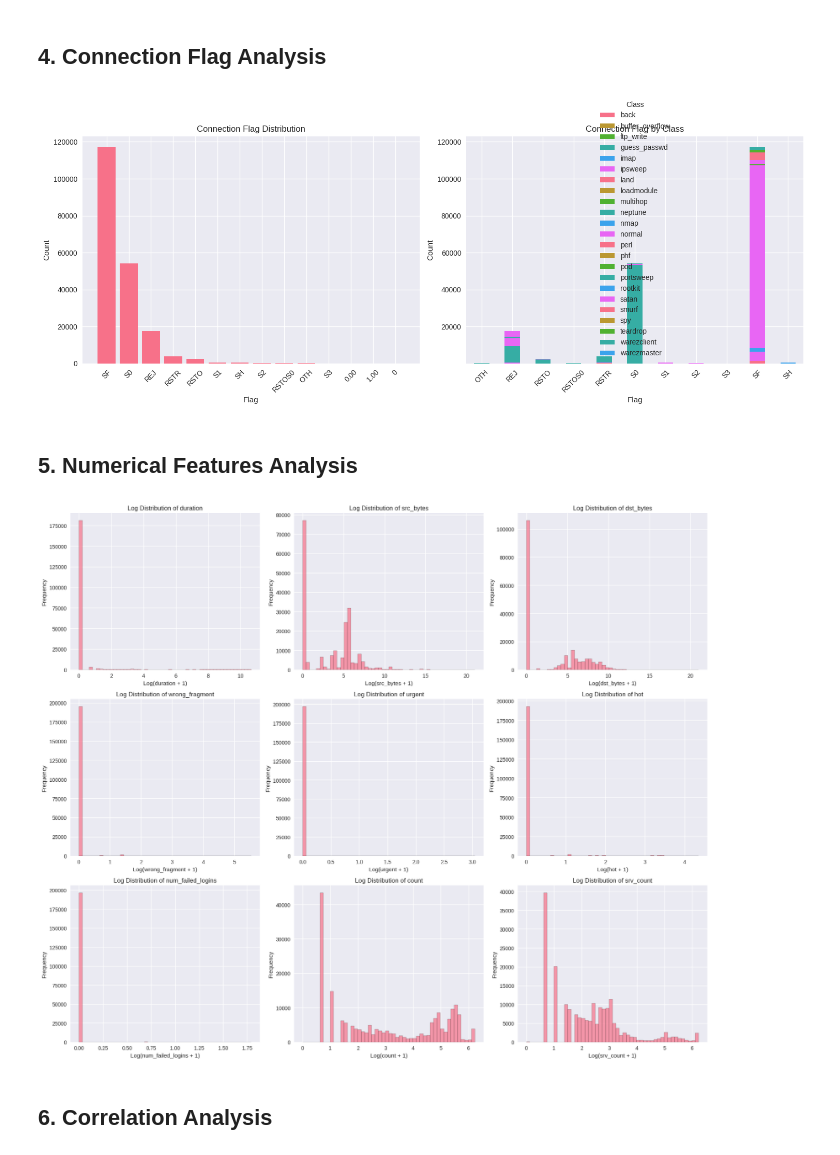
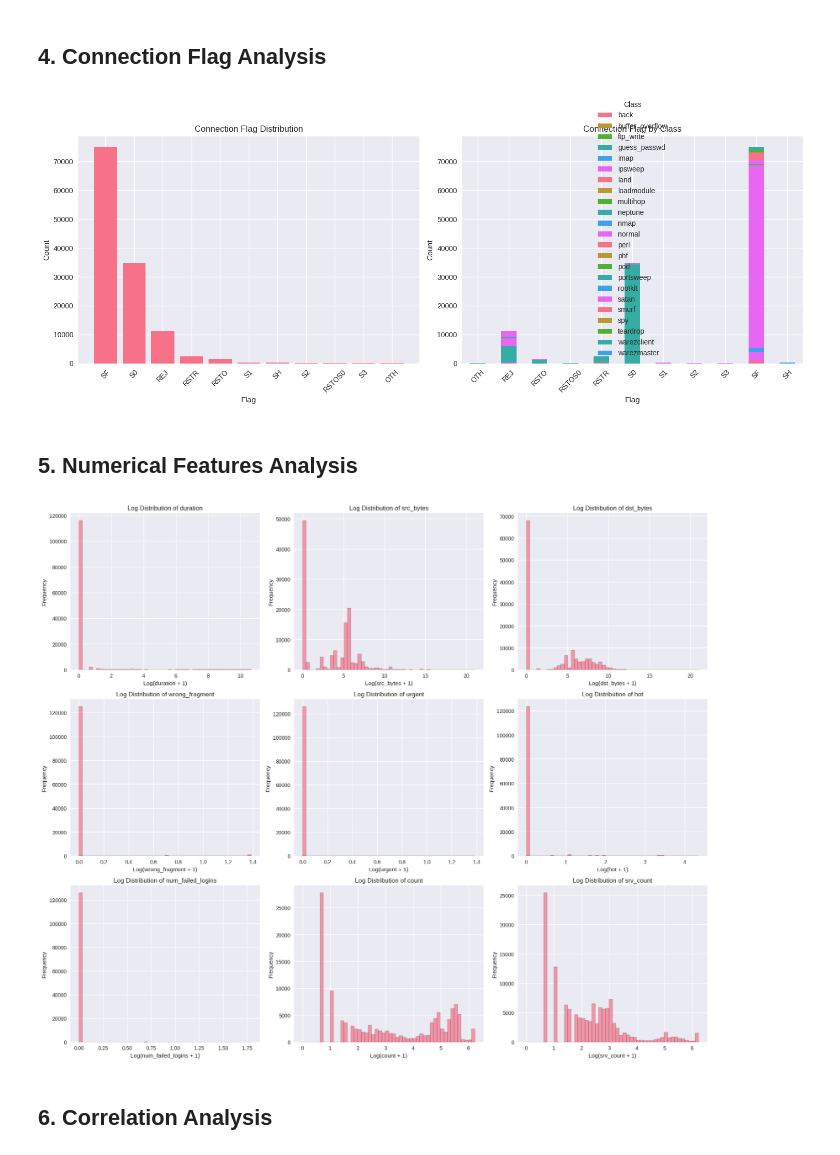
Before and after one commit to Navjotkaur-243/CMP7239, a Jupyter notebook: nsl_kdd_analysis.ipynb, the cells around one changed output. Saved outputs shown, nothing was run; the diff lists cells and outputs as text; code cells hidden in the pictures.

```diff
--- a/nsl_kdd_analysis.ipynb
+++ b/nsl_kdd_analysis.ipynb
@@ -36,8 +36,8 @@ column_names = [
 ]
 # %%
 # Load the training dataset
-train_data = pd.read_csv('KDDTrain+.txt', names=column_names, header=None, sep=',', on_bad_lines='skip')
-test_data = pd.read_csv('KDDTest+.txt', names=column_names, header=None, sep=',', on_bad_lines='skip')
+train_data = pd.read_csv('/content/KDDTrain+.txt', names=column_names, header=None)
+test_data = pd.read_csv('/content/KDDTest+.txt', names=column_names, header=None)
 
 print(f"Training data shape: {train_data.shape}")
 print(f"Test data shape: {test_data.shape}")
@@ -217,35 +217,31 @@ axes[1].tick_params(axis='x', rotation=45)
 plt.tight_layout()
 plt.show()
 # %% [output]
-[figure, old version]
+[figure, new version]
 # %% [markdown]
 ## 5. Numerical Features Analysis
 # %%
 # Select numerical features for analysis
 numerical_features = ['duration', 'src_bytes', 'dst_bytes', 'wrong_fragment', 'urgent',
                      'hot', 'num_failed_logins', 'count', 'srv_count', 'serror_rate',
                      'srv_serror_rate', 'rerror_rate', 'srv_rerror_rate']
-
-# Convert relevant columns to numeric, coercing errors
-for feature in numerical_features:
-    train_data[feature] = pd.to_numeric(train_data[feature], errors='coerce')
 
 # Distribution of key numerical features
 fig, axes = plt.subplots(3, 3, figsize=(18, 15))
 axes = axes.ravel()
 
 for i, feature in enumerate(numerical_features[:9]):
     # Log transform for better visualization (add 1 to avoid log(0))
     data_to_plot = np.log1p(train_data[feature])
-    axes[i].hist(data_to_plot.dropna(), bins=50, alpha=0.7, edgecolor='black') # Drop NaNs for plotting
+    axes[i].hist(data_to_plot, bins=50, alpha=0.7, edgecolor='black')
     axes[i].set_title(f'Log Distribution of {feature}')
     axes[i].set_xlabel(f'Log({feature} + 1)')
     axes[i].set_ylabel('Frequency')
 
 plt.tight_layout()
 plt.show()
 # %% [output]
-[figure, old version]
+[figure, new version]
 # %% [markdown]
 ## 6. Correlation Analysis
 # %%
```
Also changed, not shown: parts of 7 cells of this notebook.
